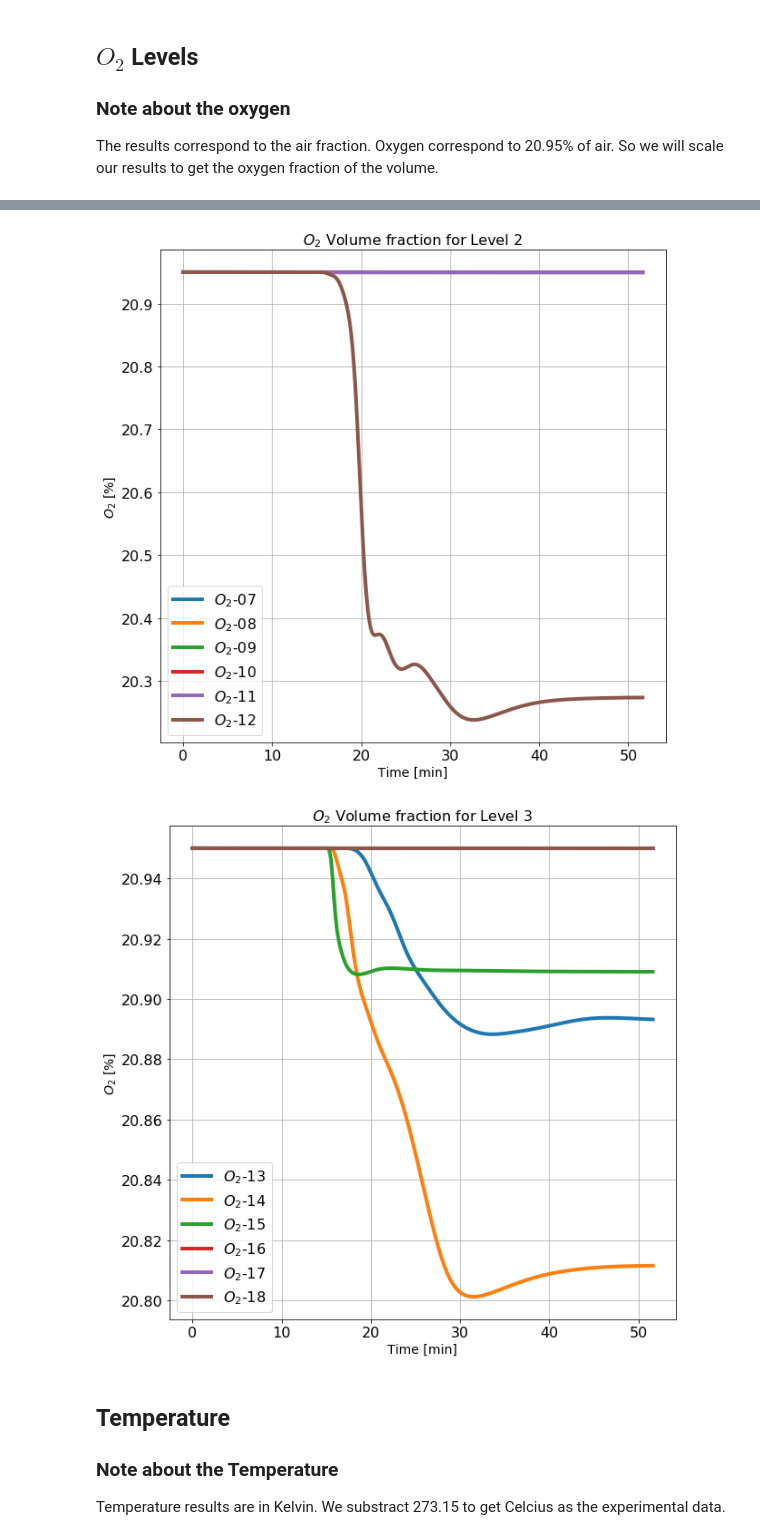
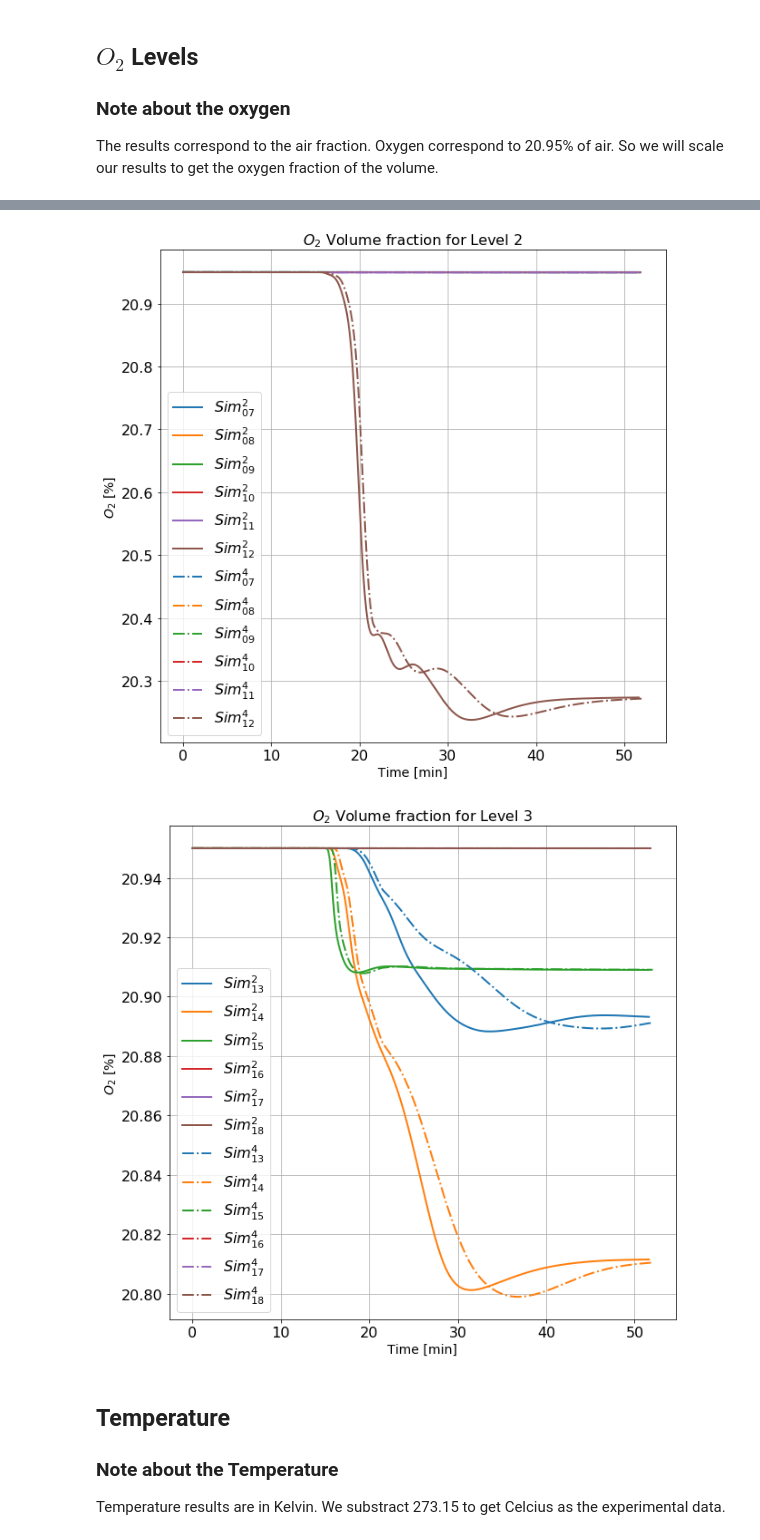
Before and after one commit to sercharpak/NFS_P3, a Jupyter notebook: NFS_P3_Comparison.ipynb, the cells around one changed output, grey strips where cells are left out. Saved outputs shown, nothing was run; the diff lists cells and outputs as text; code cells hidden in the pictures.

```diff
--- a/NFS_P3_Comparison.ipynb
+++ b/NFS_P3_Comparison.ipynb
@@ -141,4 +141,5 @@ sim_number = 2
 time_step_s = 0.23
 n_time_steps = 44
 time_shift = 14
+time_shift_sim_4 = 37
 # %%
@@ -153,5 +161,5 @@ Files to process:  223
 # %%
-full_path = files[0]
+full_path = files_sim_2[0]
 path, filename = os.path.split(full_path)
 filename, file_extension = os.path.splitext(filename)
 time_step_number = int(filename.split(sep='-')[1])
@@ -265,0 +291,2 @@ prepend_time_zero_row(total_pressure_sim)
+# %%
+node_numbers = ((simulation_data['nodenumber'].values))
@@ -265,0 +314,24 @@ prepend_time_zero_row(total_pressure_sim)
+# %%
+for i in range(np.shape(files_sim_4)[0]):
+    file_sim = files_sim_4[i]
+    path, filename = os.path.split(file_sim)
+    filename, file_extension = os.path.splitext(filename)
+    #print('Processing '+filename)
+    time_step_number = int(filename.split(sep='-')[1])
+    time_seconds = time_step_number*time_step_s
+    time_min = time_seconds/60.0
+    time_real = time_min + time_shift - time_shift_sim_4
+    simulation_data = pd.read_csv(file_sim, delim_whitespace=True)
+    append_column_to_row(simulation_data,oxigen_data_sim_4,'phase-1-vof',time_real,i)
+    append_column_to_row(simulation_data,nitrogen_data_sim_4,'phase-2-vof',time_real,i)
+    append_column_to_row(simulation_data,nitrogen_density_data_sim_4,'phase-2-density',time_real,i)
+    append_column_to_row(simulation_data,air_density_data_sim_4,'phase-1-density',time_real,i)
+    append_column_to_row(simulation_data,temperature_data_sim_4,'temperature',time_real,i)
+    append_column_to_row(simulation_data,temperature_total_data_sim_4,'total-temperature',time_real,i)
+    append_column_to_row(simulation_data,x_coordinate_sim_4,'x-coordinate',time_real,i)
+    append_column_to_row(simulation_data,y_coordinate_sim_4,'y-coordinate',time_real,i)
+    append_column_to_row(simulation_data,z_coordinate_sim_4,'z-coordinate',time_real,i)
+    append_column_to_row(simulation_data,pressure_sim_4,'pressure',time_real,i)
+    append_column_to_row(simulation_data,dynamic_pressure_sim_4,'dynamic-pressure',time_real,i)
+    append_column_to_row(simulation_data,absolute_pressure_sim_4,'absolute-pressure',time_real,i)
+    append_column_to_row(simulation_data,total_pressure_sim_4,'total-pressure',time_real,i)
@@ -276,12 +360,20 @@ x_values_sim = oxigen_data_sim['Time [min]']
 # %%
+x_values_sim_2 = oxigen_data_sim_2['Time [min]']
+x_values_sim_4 = oxigen_data_sim_4['Time [min]']
 for j in range(np.shape(levels)[0]):
     detectors_level = levels[j]
     fig = plt.figure(figsize=(10,10))
     for i in detectors_level:
-        header = oxigen_data_sim.columns[i]
-        oxigen_values = oxigen_data_sim[header]*oxygen_fraction*100
-        header = r'$O_2$'+header[2:]
-        plt.plot(x_values_sim, oxigen_values, label=r''+header, linewidth =4)
+        header = oxigen_data_sim_2.columns[i]
+        oxigen_values_sim_2 = oxigen_data_sim_2[header]*oxygen_fraction*100
+        header = r'$Sim^2_{'+header[3:]+'}$'
+        plt.plot(x_values_sim_2, oxigen_values_sim_2, label=r''+header, linewidth =2)
+    plt.gca().set_prop_cycle(None)
+    for i in detectors_level:
+        header = oxigen_data_sim_4.columns[i]
+        oxigen_values_sim_4 = oxigen_data_sim_4[header]*oxygen_fraction*100
+        header = r'$Sim^4_{'+header[3:]+'}$'
+        plt.plot(x_values_sim_4, oxigen_values_sim_4, label=r''+header, linewidth =2,linestyle='-.')
     plt.ylabel(r'$O_2$ [%]',fontsize='14')
     plt.xlabel(r'Time [min]',fontsize='14')
     plt.tick_params(labelsize=16)
@@ -294,5 +386,5 @@ for j in range(np.shape(levels)[0]):
-[figure, old version]
+[figure, new version]
-[figure, old version]
+[figure, new version]
 # %% [markdown]
 ## Temperature
 ### Note about the Temperature
```
Also changed, not shown: parts of 33 cells of this notebook, 1 other file.
